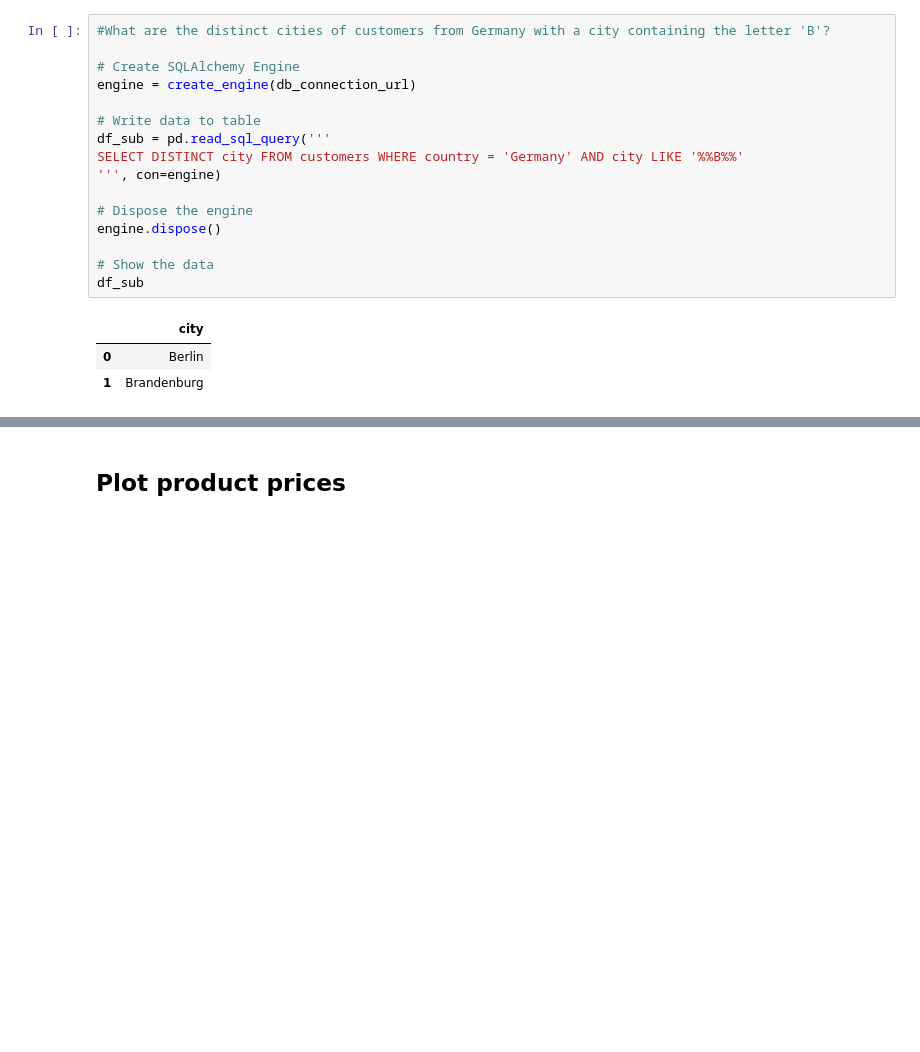
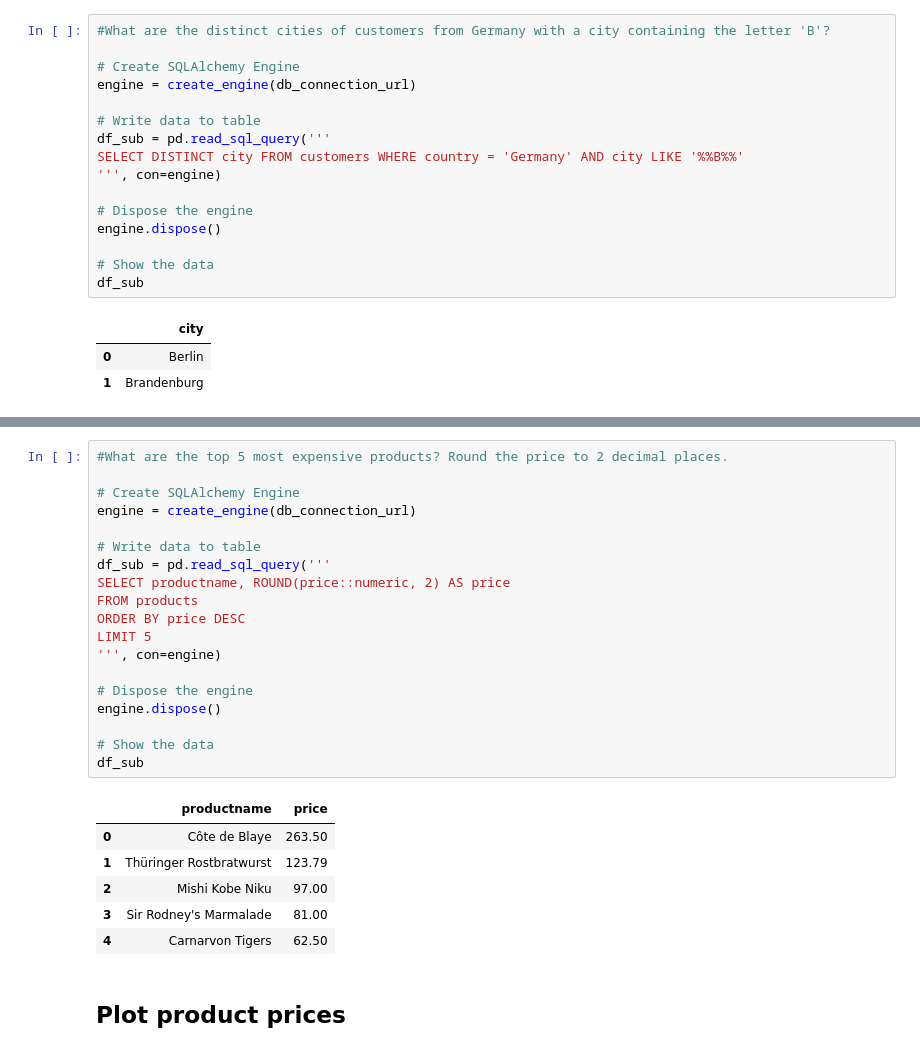
Before and after one commit to LeonCZHAW/python_postgresql_pgadmin, a Jupyter notebook: postgres_northwind_data.ipynb, the cells around one changed output, grey strips where cells are left out. Saved outputs shown, nothing was run; the diff lists cells and outputs as text; blank space fills up the shorter version.

```diff
--- a/postgres_northwind_data.ipynb
+++ b/postgres_northwind_data.ipynb
@@ -289,3 +328,29 @@ df_sub
+# %%
+#What are the top 5 most expensive products? Round the price to 2 decimal places.
+
+# Create SQLAlchemy Engine
+engine = create_engine(db_connection_url)
+
+# Write data to table
+df_sub = pd.read_sql_query('''
+SELECT productname, ROUND(price::numeric, 2) AS price
+FROM products
+ORDER BY price DESC
+LIMIT 5
+''', con=engine)
+
+# Dispose the engine
+engine.dispose()
+
+# Show the data
+df_sub
+# %% [output]
+|  | productname | price |
+| 0 | Côte de Blaye | 263.50 |
+| 1 | Thüringer Rostbratwurst | 123.79 |
+| 2 | Mishi Kobe Niku | 97.00 |
+| 3 | Sir Rodney's Marmalade | 81.00 |
+| 4 | Carnarvon Tigers | 62.50 |
 # %% [markdown]
 ## Plot product prices
 # %%
```
Also changed, not shown: parts of 4 cells of this notebook, 1 other file.
